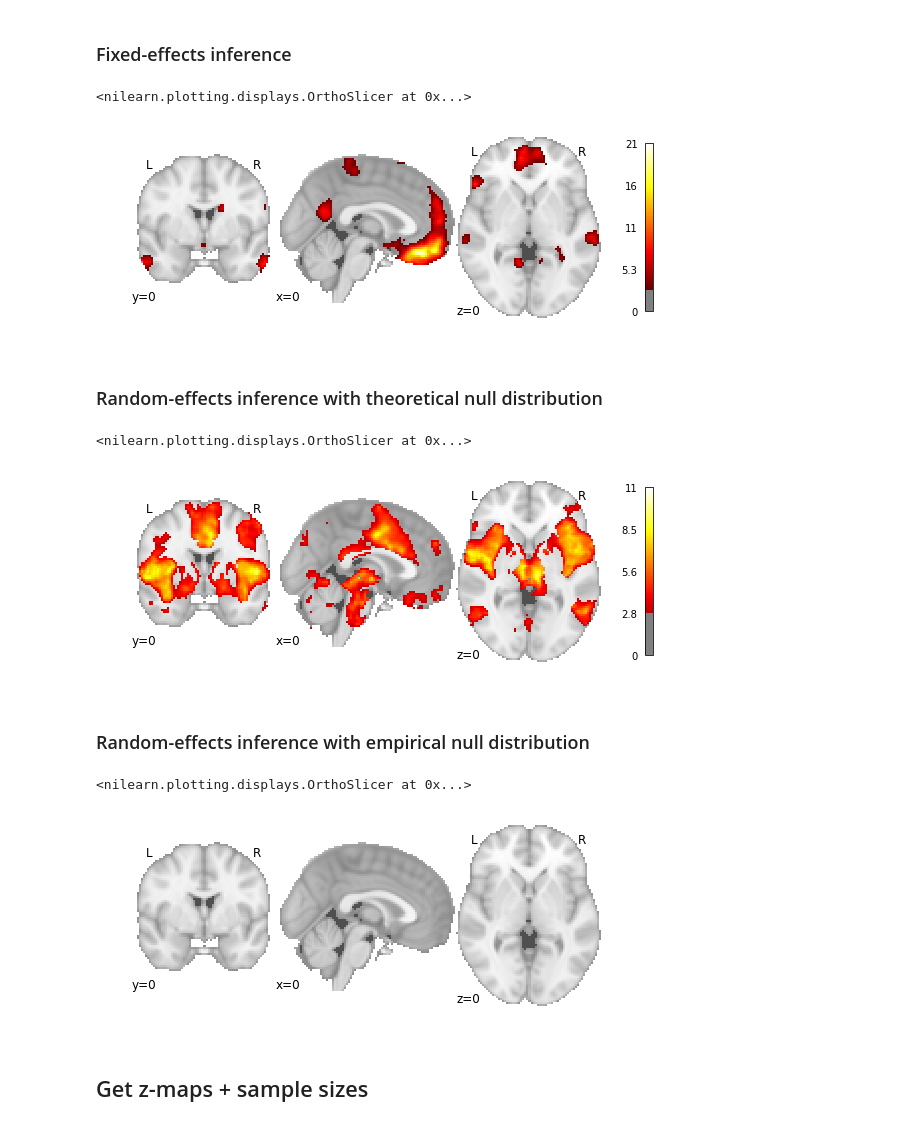
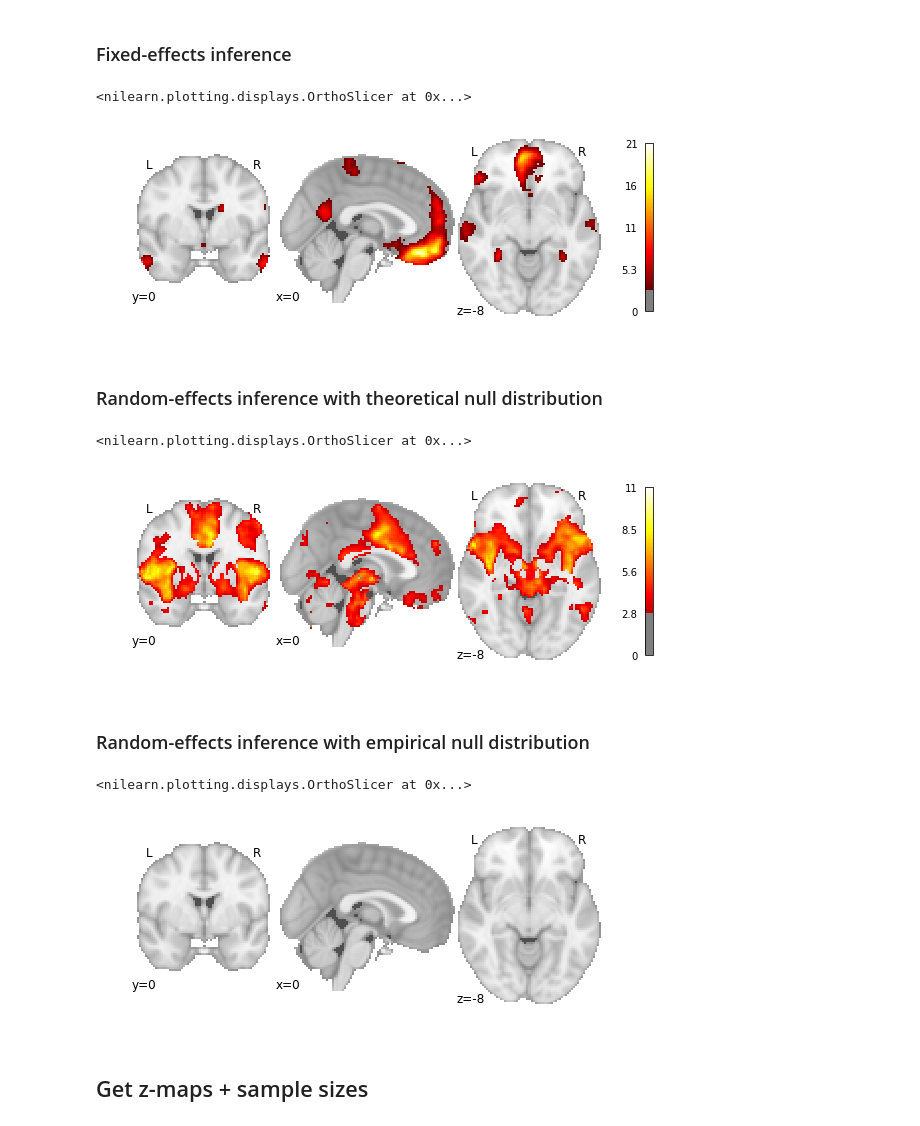
Before and after one commit to neurostuff/NiMARE, a Jupyter notebook: examples/nidm_pain_meta-analyses.ipynb, the cells around one changed output. Drawn from its saved outputs; the diff is of its cells as text; code cells hidden in the pictures.

```diff
--- a/examples/nidm_pain_meta-analyses.ipynb
+++ b/examples/nidm_pain_meta-analyses.ipynb
@@ -24,9 +24,7 @@ with open(dset_file, 'r') as fo:
 db = nimare.dataset.Database(dset_file)
 dset = db.get_dataset()
 
-mask = join(nimare.utils.get_resource_path(),
-            'templates/MNI152_2mm_mask.nii.gz')
-mask_img = nib.load(mask)
+mask_img = dset.mask
 
 logp_thresh = -np.log(.05)
 # %% [markdown]
@@ -97,30 +95,30 @@ plot_stat_map(result.images['log_p'], threshold=logp_thresh,
 result = stouffers(z_data, mask_img, inference='ffx',
                    null='theoretical', n_iters=None)
 plot_stat_map(result.images['log_p'], threshold=logp_thresh,
-              cut_coords=[0, 0, 0], draw_cross=False)
+              cut_coords=[0, 0, -8], draw_cross=False)
 # %% [output]
 <nilearn.plotting.displays.OrthoSlicer at 0x...>
-[figure, old version]
+[figure, new version]
 # %% [markdown]
 ### Random-effects inference with theoretical null distribution
 # %%
 result = stouffers(z_data, mask_img, inference='rfx',
                    null='theoretical', n_iters=None)
 plot_stat_map(result.images['log_p'], threshold=logp_thresh,
-              cut_coords=[0, 0, 0], draw_cross=False)
+              cut_coords=[0, 0, -8], draw_cross=False)
 # %% [output]
 <nilearn.plotting.displays.OrthoSlicer at 0x...>
-[figure, old version]
+[figure, new version]
 # %% [markdown]
 ### Random-effects inference with empirical null distribution
 # %%
 result = stouffers(z_data, mask_img, inference='rfx',
                    null='empirical', n_iters=1000)
 plot_stat_map(result.images['log_p'], threshold=logp_thresh,
-              cut_coords=[0, 0, 0], draw_cross=False)
+              cut_coords=[0, 0, -8], draw_cross=False)
 # %% [output]
 <nilearn.plotting.displays.OrthoSlicer at 0x...>
-[figure, old version]
+[figure, new version]
 # %% [markdown]
 ## Get z-maps + sample sizes
 # %%
```
Also changed, not shown: parts of 6 cells of this notebook, 4 other files.
